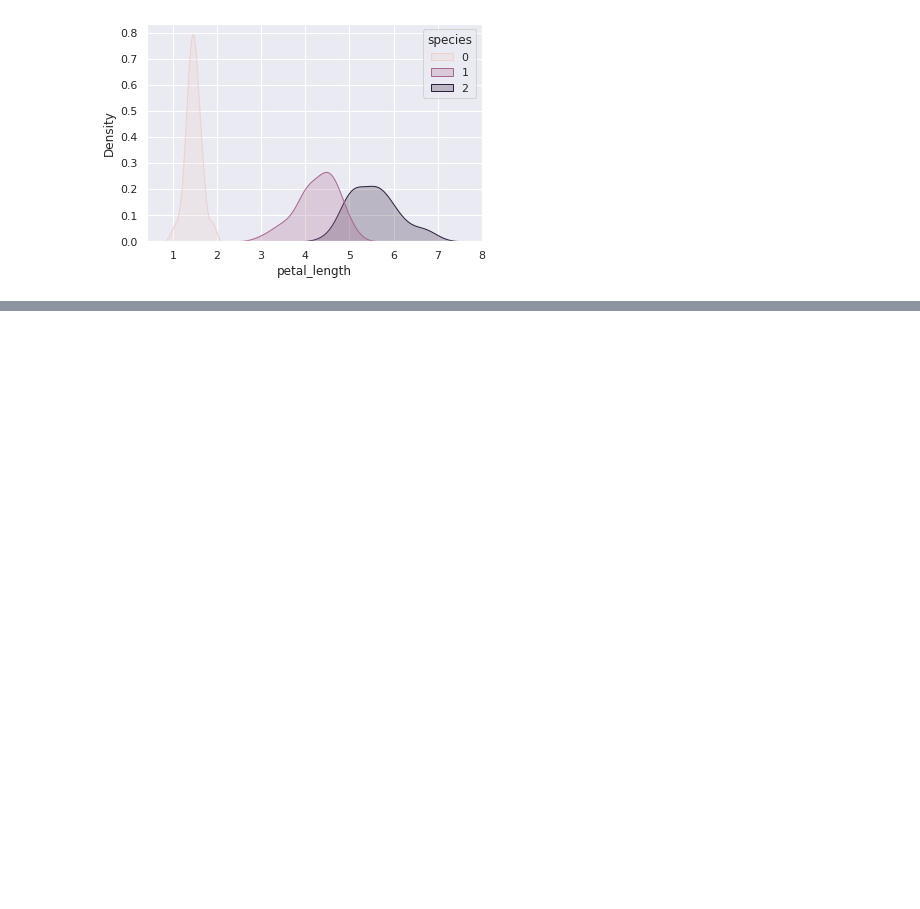
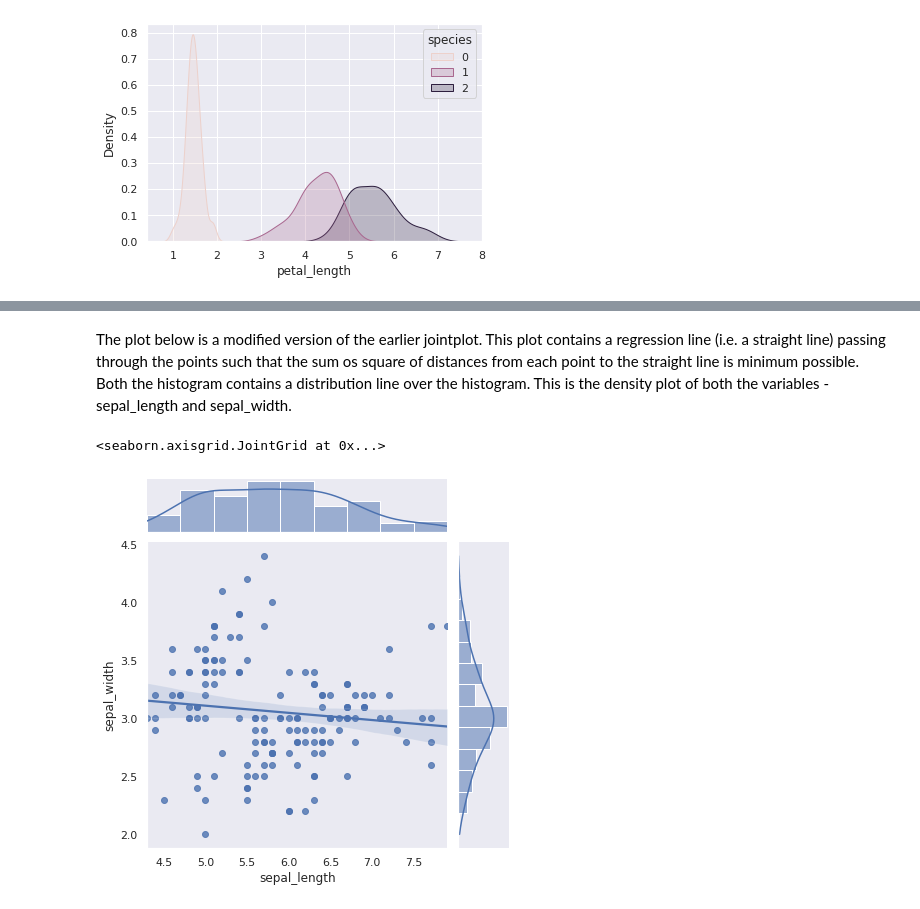
Before and after one commit to ravi260372/Data_Science_Python, a Jupyter notebook: DPhi_Data_Visualization.ipynb, the cells around one changed output, grey strips where cells are left out. Drawn from its saved outputs; the diff is of its cells as text; code cells hidden in the pictures; blank space fills up the shorter version.

```diff
--- a/DPhi_Data_Visualization.ipynb
+++ b/DPhi_Data_Visualization.ipynb
@@ -393,0 +430,10 @@ plt.show();
+# %% [markdown]
+The plot below is a modified version of the earlier jointplot. This plot contains a regression line (i.e. a straight line) passing through the points such that the sum os square of distances from each point to the straight line is minimum possible. Both the histogram contains a distribution line over the histogram. This is the density plot of both the variables - sepal_length and sepal_width.
+# %%
+sns.set_style("dark")
+
+# Add regression line to scatter plot and kernel density estimate to histogram
+sns.jointplot(x='sepal_length', y='sepal_width',data=iris_df, kind = 'reg')
+# %% [output]
+<seaborn.axisgrid.JointGrid at 0x...>
+[figure, added]
```
Also changed, not shown: parts of 6 cells of this notebook.
